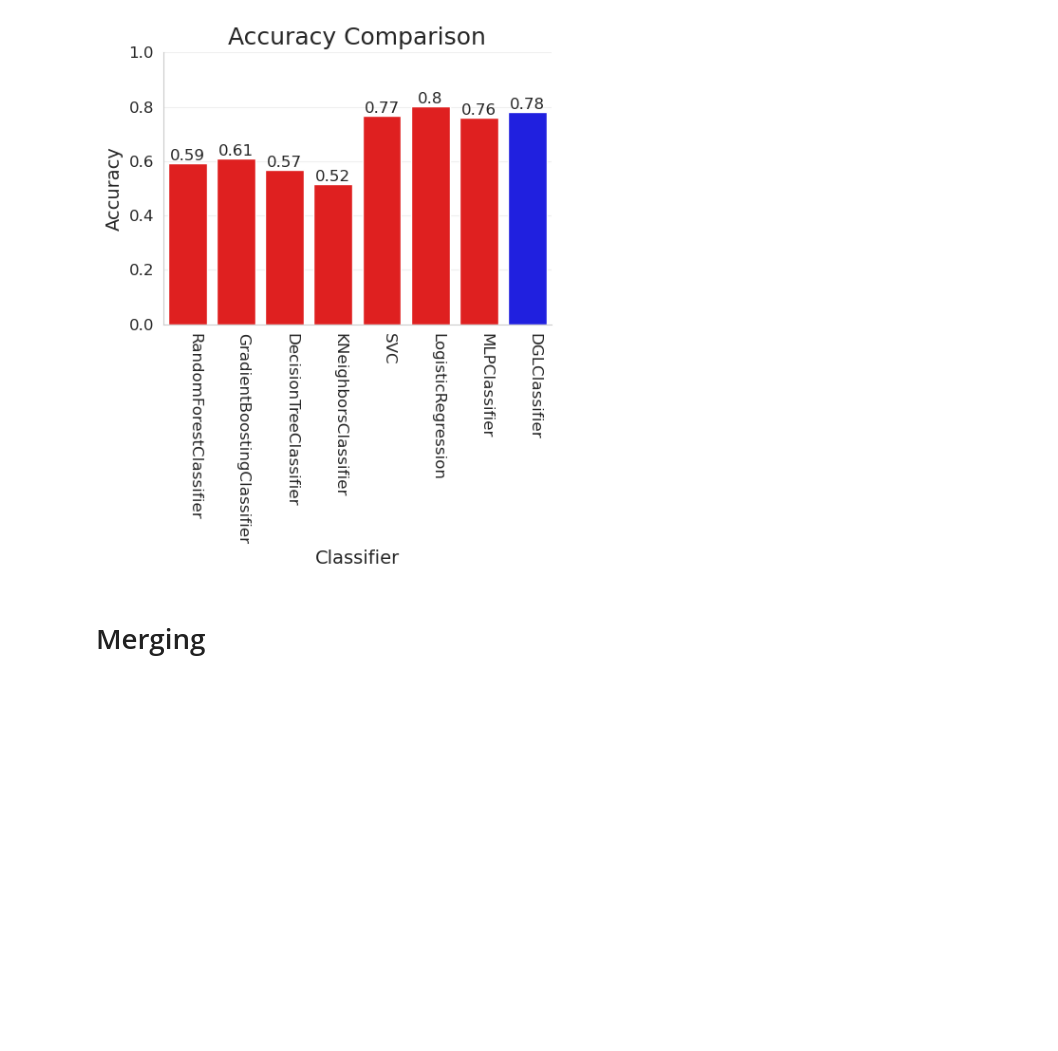
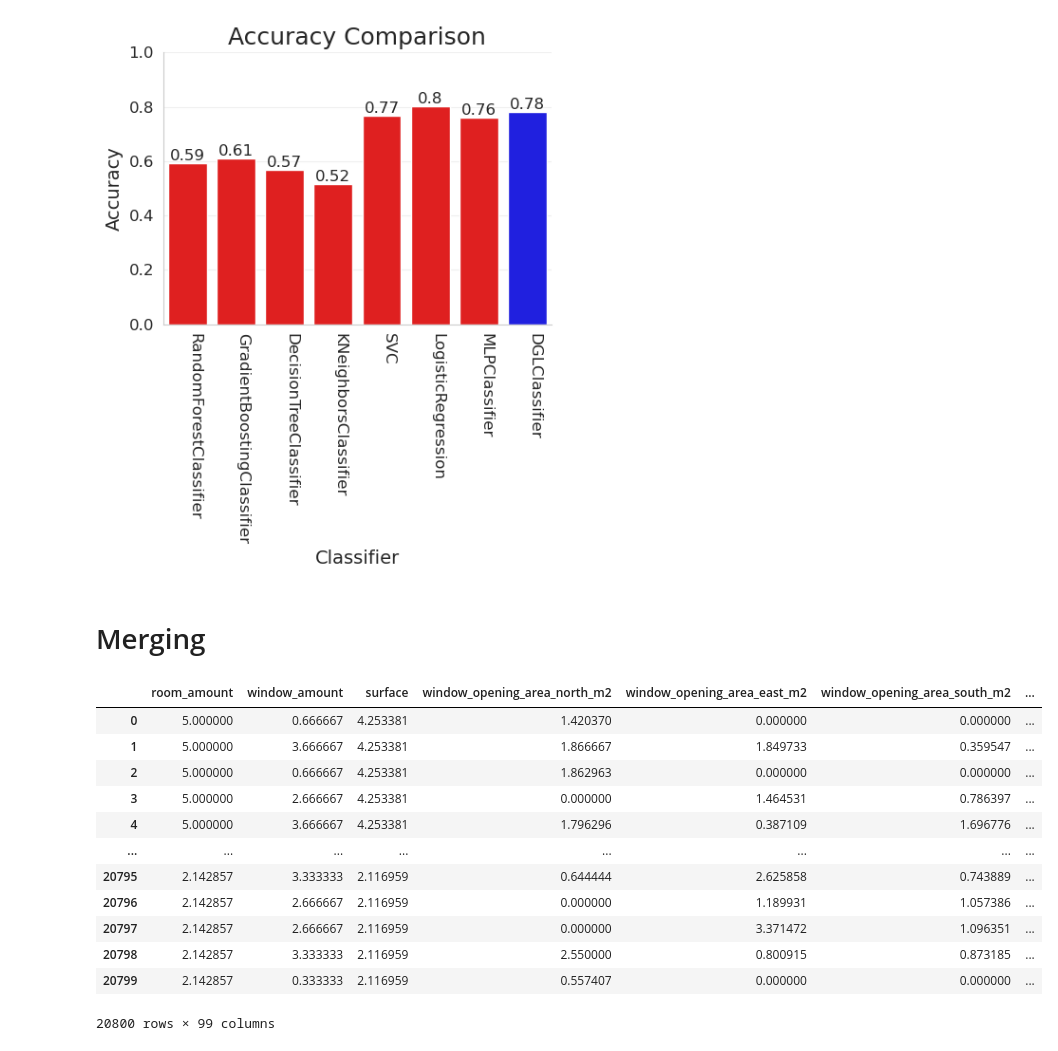
Before and after one commit to gmpal/apartments_energy, a Jupyter notebook: classification.ipynb, the cells around one changed output. Drawn from its saved outputs; the diff is of its cells as text; code cells hidden in the pictures; blank space fills up the shorter version.

```diff
--- a/classification.ipynb
+++ b/classification.ipynb
@@ -638,2 +644,18 @@ merged_data = pd.concat([data_inputs, info_encoded_inputs, data_outputs], axis=1
+# %%
+merged_data
+# %% [output]
+|  | room_amount | window_amount | surface | window_opening_area_north_m2 | window_opening_area_east_m2 | window_opening_area_south_m2 | ... |
+| 0 | 5.000000 | 0.666667 | 4.253381 | 1.420370 | 0.000000 | 0.000000 | ... |
+| 1 | 5.000000 | 3.666667 | 4.253381 | 1.866667 | 1.849733 | 0.359547 | ... |
+| 2 | 5.000000 | 0.666667 | 4.253381 | 1.862963 | 0.000000 | 0.000000 | ... |
+| 3 | 5.000000 | 2.666667 | 4.253381 | 0.000000 | 1.464531 | 0.786397 | ... |
+| 4 | 5.000000 | 3.666667 | 4.253381 | 1.796296 | 0.387109 | 1.696776 | ... |
+| ... | ... | ... | ... | ... | ... | ... | ... |
+| 20795 | 2.142857 | 3.333333 | 2.116959 | 0.644444 | 2.625858 | 0.743889 | ... |
+| 20796 | 2.142857 | 2.666667 | 2.116959 | 0.000000 | 1.189931 | 1.057386 | ... |
+| 20797 | 2.142857 | 2.666667 | 2.116959 | 0.000000 | 3.371472 | 1.096351 | ... |
+| 20798 | 2.142857 | 3.333333 | 2.116959 | 2.550000 | 0.800915 | 0.873185 | ... |
+| 20799 | 2.142857 | 0.333333 | 2.116959 | 0.557407 | 0.000000 | 0.000000 | ... |
+20800 rows × 99 columns
 # %%
 merged_data.to_csv('./data/merged_data.csv', index=False)
```
Also changed, not shown: parts of 9 cells of this notebook, 40 other files.
